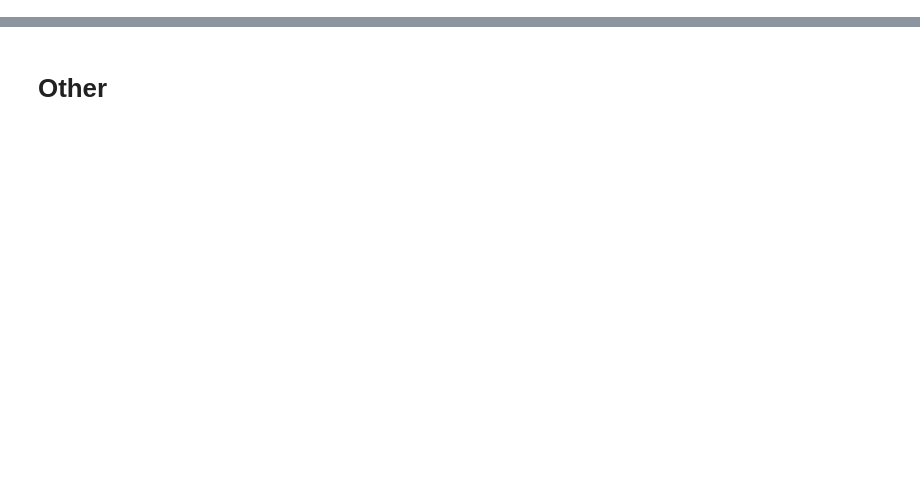
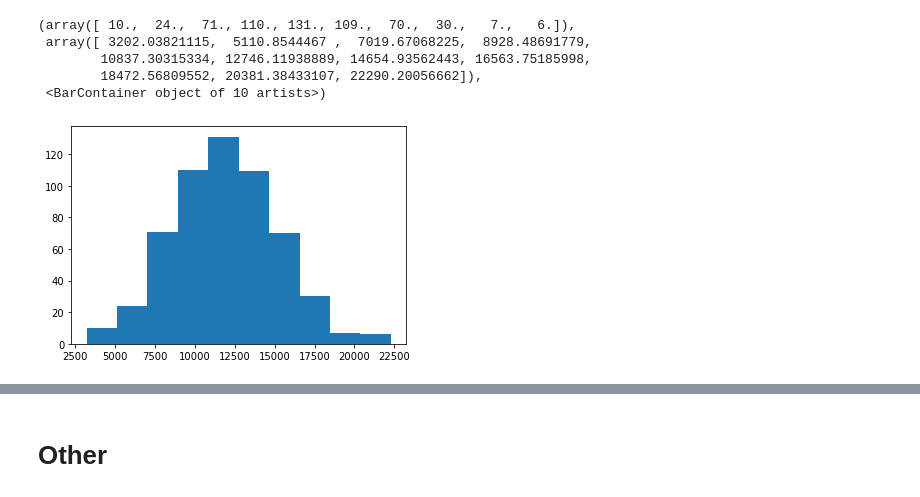
Before and after one commit to iamsmurph/SymBreak, a Jupyter notebook: generation_v4.ipynb, the cells around one changed output, grey strips where cells are left out. Saved outputs shown, nothing was run; the diff lists cells and outputs as text; code cells hidden in the pictures; blank space fills up the shorter version.

```diff
--- a/generation_v4.ipynb
+++ b/generation_v4.ipynb
@@ -210,0 +240,9 @@ Rejected: New score 0.18 <= old score 0.18
+# %%
+plt.hist(rX.density800.values)
+# %% [output]
+(array([ 10.,  24.,  71., 110., 131., 109.,  70.,  30.,   7.,   6.]),
+ array([ 3202.03821115,  5110.8544467 ,  7019.67068225,  8928.48691779,
+        10837.30315334, 12746.11938889, 14654.93562443, 16563.75185998,
+        18472.56809552, 20381.38433107, 22290.20056662]),
+ <BarContainer object of 10 artists>)
+[figure, added]
```
Also changed, not shown: parts of 46 cells of this notebook, 35 other files.
